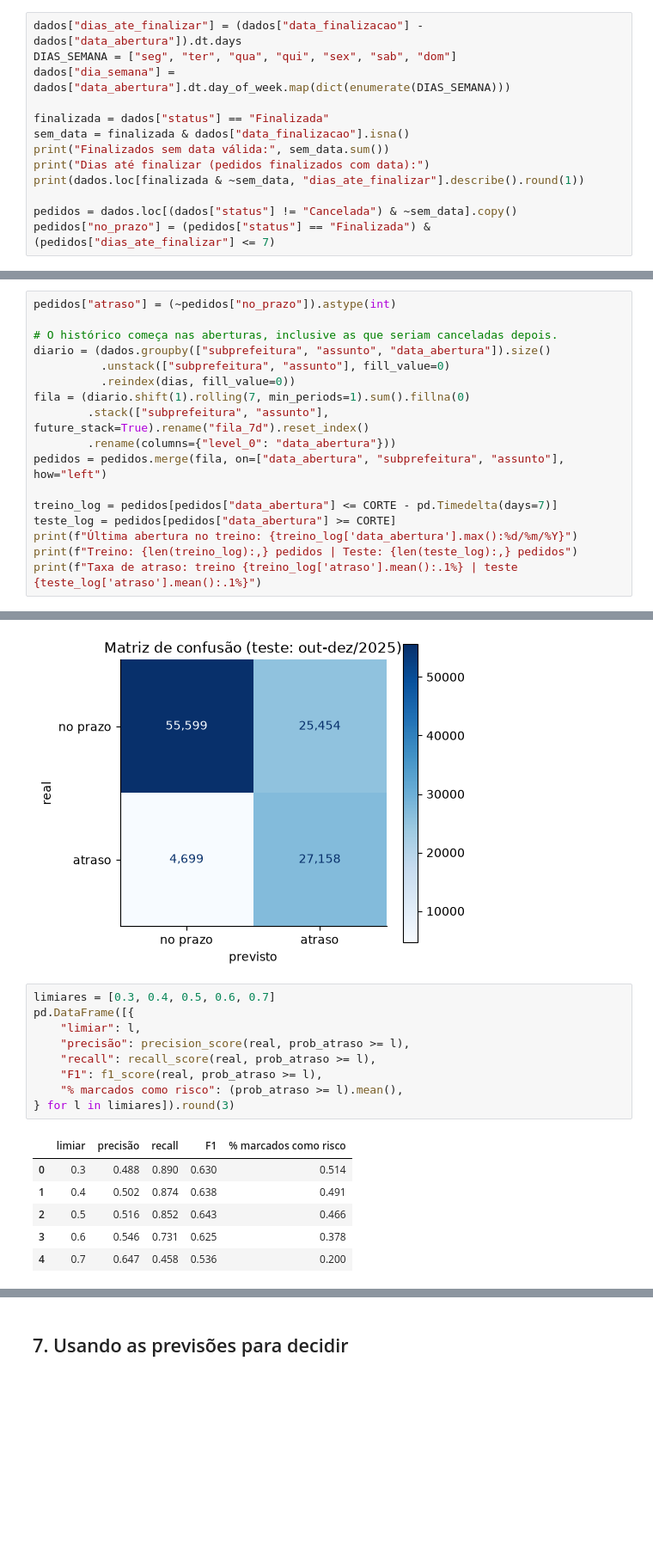
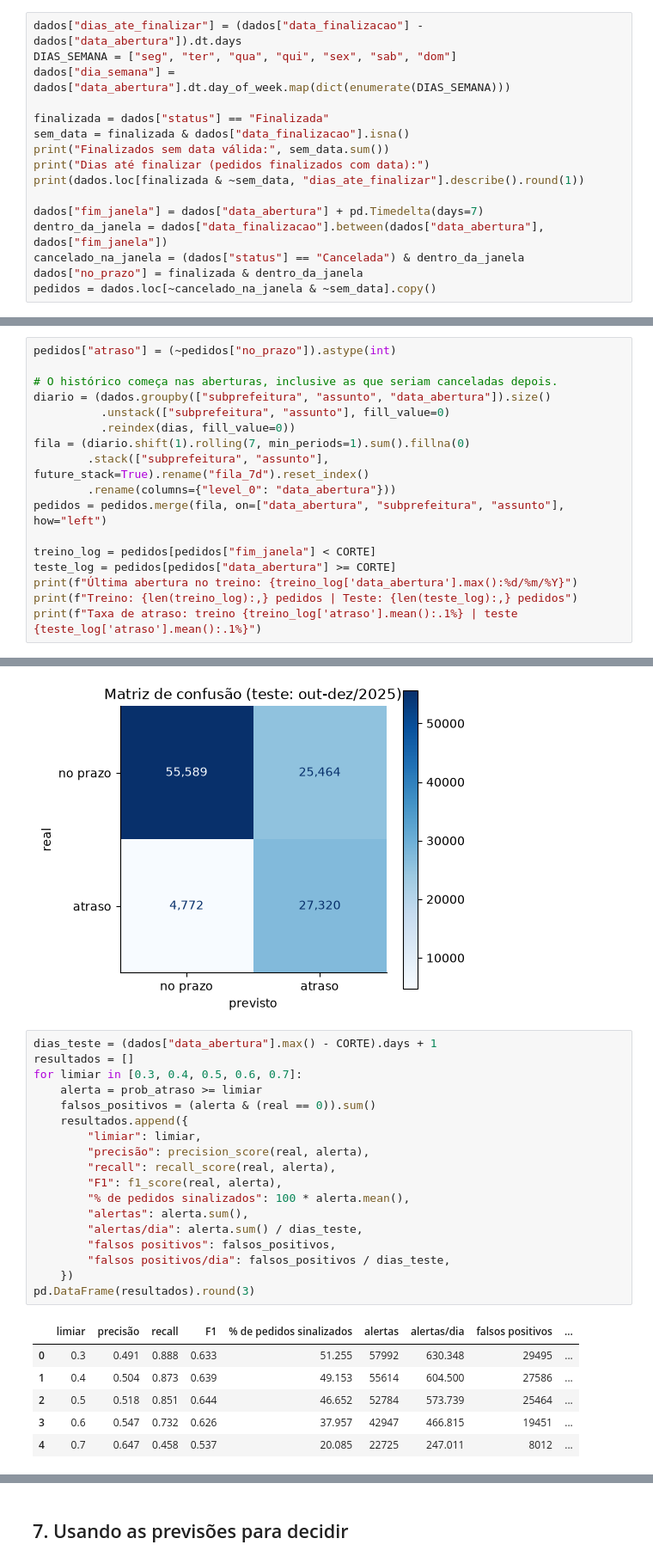
Before and after one commit to 0x4aron/RuaViva, a Jupyter notebook: data-science/zeladoria_sp156.ipynb, the cells around one changed output, grey strips where cells are left out. Shown at 86% size. Drawn from its saved outputs; the diff is of its cells as text; blank space fills up the shorter version.

```diff
--- a/data-science/zeladoria_sp156.ipynb
+++ b/data-science/zeladoria_sp156.ipynb
@@ -113,8 +113,11 @@ print("Finalizados sem data válida:", sem_data.sum())
 print("Dias até finalizar (pedidos finalizados com data):")
 print(dados.loc[finalizada & ~sem_data, "dias_ate_finalizar"].describe().round(1))
 
-pedidos = dados.loc[(dados["status"] != "Cancelada") & ~sem_data].copy()
-pedidos["no_prazo"] = (pedidos["status"] == "Finalizada") & (pedidos["dias_ate_finalizar"] <= 7)
+dados["fim_janela"] = dados["data_abertura"] + pd.Timedelta(days=7)
+dentro_da_janela = dados["data_finalizacao"].between(dados["data_abertura"], dados["fim_janela"])
+cancelado_na_janela = (dados["status"] == "Cancelada") & dentro_da_janela
+dados["no_prazo"] = finalizada & dentro_da_janela
+pedidos = dados.loc[~cancelado_na_janela & ~sem_data].copy()
 # %% [output]
 Finalizados sem data válida: 85
 Dias até finalizar (pedidos finalizados com data):
@@ -360,7 +369,7 @@ fila = (diario.shift(1).rolling(7, min_periods=1).sum().fillna(0)
         .rename(columns={"level_0": "data_abertura"}))
 pedidos = pedidos.merge(fila, on=["data_abertura", "subprefeitura", "assunto"], how="left")
 
-treino_log = pedidos[pedidos["data_abertura"] <= CORTE - pd.Timedelta(days=7)]
+treino_log = pedidos[pedidos["fim_janela"] < CORTE]
 teste_log = pedidos[pedidos["data_abertura"] >= CORTE]
 print(f"Última abertura no treino: {treino_log['data_abertura'].max():%d/%m/%Y}")
 print(f"Treino: {len(treino_log):,} pedidos | Teste: {len(teste_log):,} pedidos")
@@ -416,21 +425,30 @@ plt.show()
 # %% [output]
 [figure]
 # %%
-limiares = [0.3, 0.4, 0.5, 0.6, 0.7]
-pd.DataFrame([{
-    "limiar": l,
-    "precisão": precision_score(real, prob_atraso >= l),
-    "recall": recall_score(real, prob_atraso >= l),
-    "F1": f1_score(real, prob_atraso >= l),
-    "% marcados como risco": (prob_atraso >= l).mean(),
-} for l in limiares]).round(3)
+dias_teste = (dados["data_abertura"].max() - CORTE).days + 1
+resultados = []
+for limiar in [0.3, 0.4, 0.5, 0.6, 0.7]:
+    alerta = prob_atraso >= limiar
+    falsos_positivos = (alerta & (real == 0)).sum()
+    resultados.append({
+        "limiar": limiar,
+        "precisão": precision_score(real, alerta),
+        "recall": recall_score(real, alerta),
+        "F1": f1_score(real, alerta),
+        "% de pedidos sinalizados": 100 * alerta.mean(),
+        "alertas": alerta.sum(),
+        "alertas/dia": alerta.sum() / dias_teste,
+        "falsos positivos": falsos_positivos,
+        "falsos positivos/dia": falsos_positivos / dias_teste,
+    })
+pd.DataFrame(resultados).round(3)
 # %% [output]
-|  | limiar | precisão | recall | F1 | % marcados como risco |
-| 0 | 0.3 | 0.488 | 0.890 | 0.630 | 0.514 |
-| 1 | 0.4 | 0.502 | 0.874 | 0.638 | 0.491 |
-| 2 | 0.5 | 0.516 | 0.852 | 0.643 | 0.466 |
-| 3 | 0.6 | 0.546 | 0.731 | 0.625 | 0.378 |
-| 4 | 0.7 | 0.647 | 0.458 | 0.536 | 0.200 |
+|  | limiar | precisão | recall | F1 | % de pedidos sinalizados | alertas | alertas/dia | falsos positivos | ... |
+| 0 | 0.3 | 0.491 | 0.888 | 0.633 | 51.255 | 57992 | 630.348 | 29495 | ... |
+| 1 | 0.4 | 0.504 | 0.873 | 0.639 | 49.153 | 55614 | 604.500 | 27586 | ... |
+| 2 | 0.5 | 0.518 | 0.851 | 0.644 | 46.652 | 52784 | 573.739 | 25464 | ... |
+| 3 | 0.6 | 0.547 | 0.732 | 0.626 | 37.957 | 42947 | 466.815 | 19451 | ... |
+| 4 | 0.7 | 0.647 | 0.458 | 0.537 | 20.085 | 22725 | 247.011 | 8012 | ... |
 # %%
 nomes = modelo_logistico.named_steps["preparo"].get_feature_names_out()
 coef_log = pd.Series(modelo_logistico.named_steps["regressao"].coef_[0], index=nomes)
```
Also changed, not shown: parts of 14 cells of this notebook, 17 other files.
